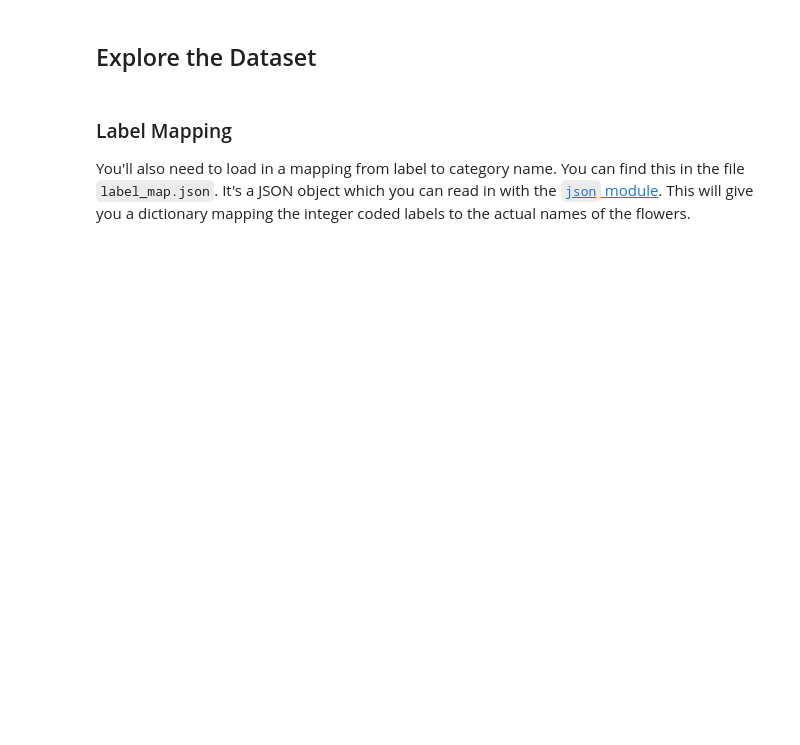
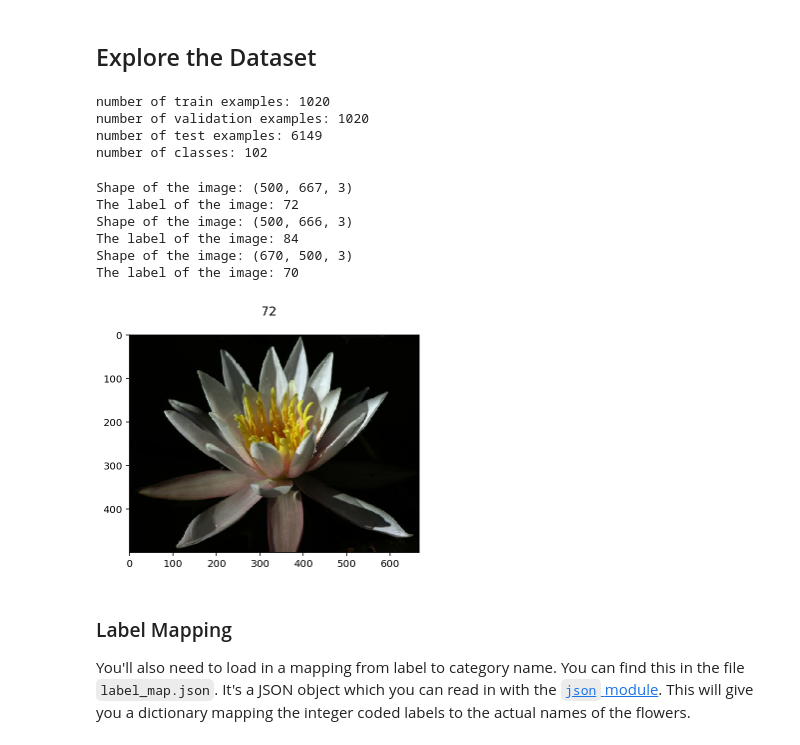
Before and after one commit to azie-ginanjar/image_classifier, a Jupyter notebook: Project_Image_Classifier_Project.ipynb, the cells around one changed output. Drawn from its saved outputs; the diff is of its cells as text; code cells hidden in the pictures; blank space fills up the shorter version.

Commit message:
Build model for Flower Image Classifier

```diff
--- a/Project_Image_Classifier_Project.ipynb
+++ b/Project_Image_Classifier_Project.ipynb
@@ -77,10 +58,9 @@ Here you'll use `tensorflow_datasets` to load the [Oxford Flowers 102 dataset](h
 The validation and testing sets are used to measure the model's performance on data it hasn't seen yet, but you'll still need to normalize and resize the images to the appropriate size.
 # %%
 # TODO: Load the dataset with TensorFlow Datasets.
-train_split = 60
-test_val_split = 20
-
-splits = tfds.Split.ALL.subsplit([60, 20, 20])
+dataset, dataset_info = tfds.load('oxford_flowers102', as_supervised=True, with_info=True)
 
 # TODO: Create a training set, a validation set and a test set.
-(training_set, validation_set, test_set), dataset_info = tfds.load('oxford_flowers102', split=splits, as_supervised=True, with_info=True)
+training_set = dataset['train']
+validation_set = dataset['validation']
+test_set = dataset['test']
@@ -91,13 +68,50 @@ NonMatchingChecksumError: Artifact https://www.robots.ox.ac.uk/~vgg/data/flowers
 ## Explore the Dataset
 # %%
 # TODO: Get the number of examples in each set from the dataset info.
+total_train_examples = dataset_info.splits['train'].num_examples
+total_validation_examples = dataset_info.splits['validation'].num_examples
+total_test_examples = dataset_info.splits['test'].num_examples
 
+print('number of train examples: {}'.format(total_train_examples))
+print('number of validation examples: {}'.format(total_validation_examples))
+print('number of test examples: {}'.format(total_test_examples))
 # TODO: Get the number of classes in the dataset from the dataset info.
+num_classes = dataset_info.features['label'].num_classes
+print('number of classes: {}'.format(num_classes))
+# %% [output]
+number of train examples: 1020
+number of validation examples: 1020
+number of test examples: 6149
+number of classes: 102
 # %%
 # TODO: Print the shape and corresponding label of 3 images in the training set.
+
+for image, label in training_set.take(3):
+    image = image.numpy()
+    label = label.numpy()
+
+    print('Shape of the image: {}'.format(image.shape))
+    print('The label of the image: {}'.format(label))
+# %% [output]
+Shape of the image: (500, 667, 3)
+The label of the image: 72
+Shape of the image: (500, 666, 3)
+The label of the image: 84
+Shape of the image: (670, 500, 3)
+The label of the image: 70
 # %%
 # TODO: Plot 1 image from the training set. Set the title
 # of the plot to the corresponding image label.
+
+for image, label in training_set.take(1):
+    image = image.numpy()
+    label = label.numpy()
+
+plt.imshow(image)
+plt.suptitle(label)
+plt.show()
+# %% [output]
+[figure, added]
 # %% [markdown]
 ### Label Mapping
 
```
Also changed, not shown: parts of 20 cells of this notebook, 2 other files.
